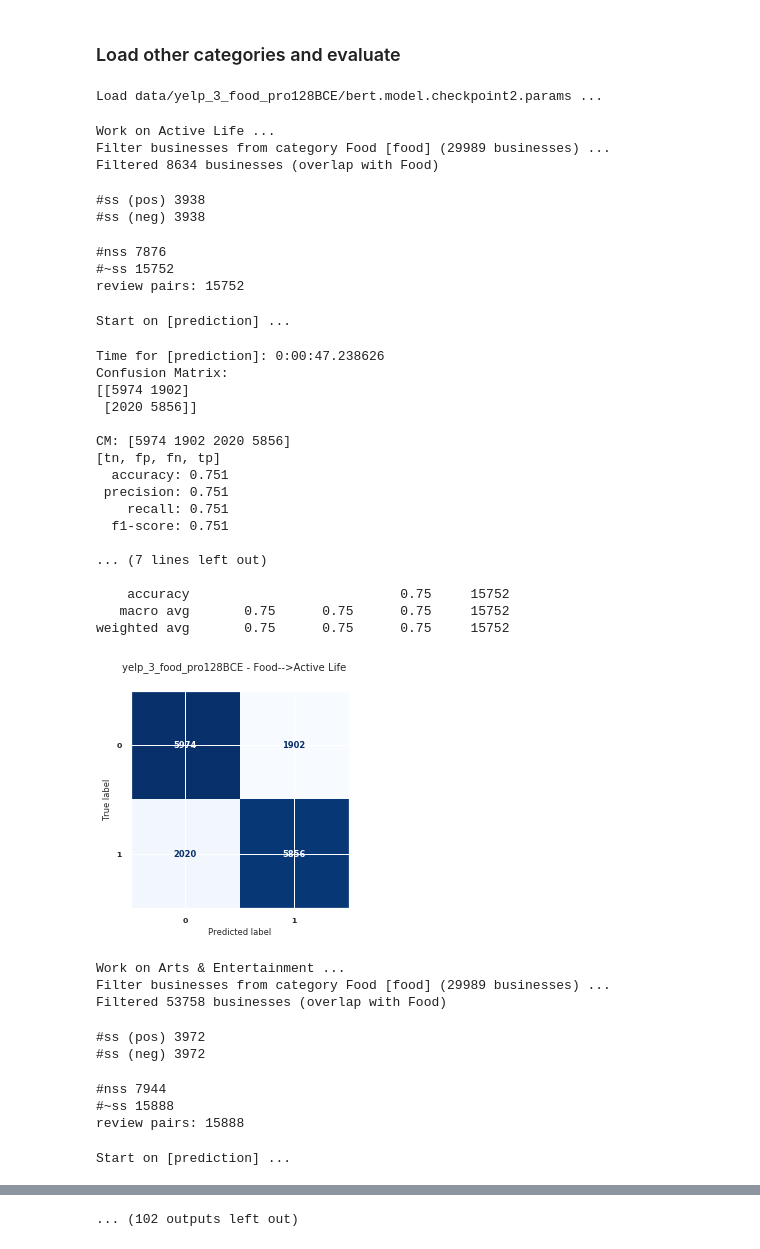
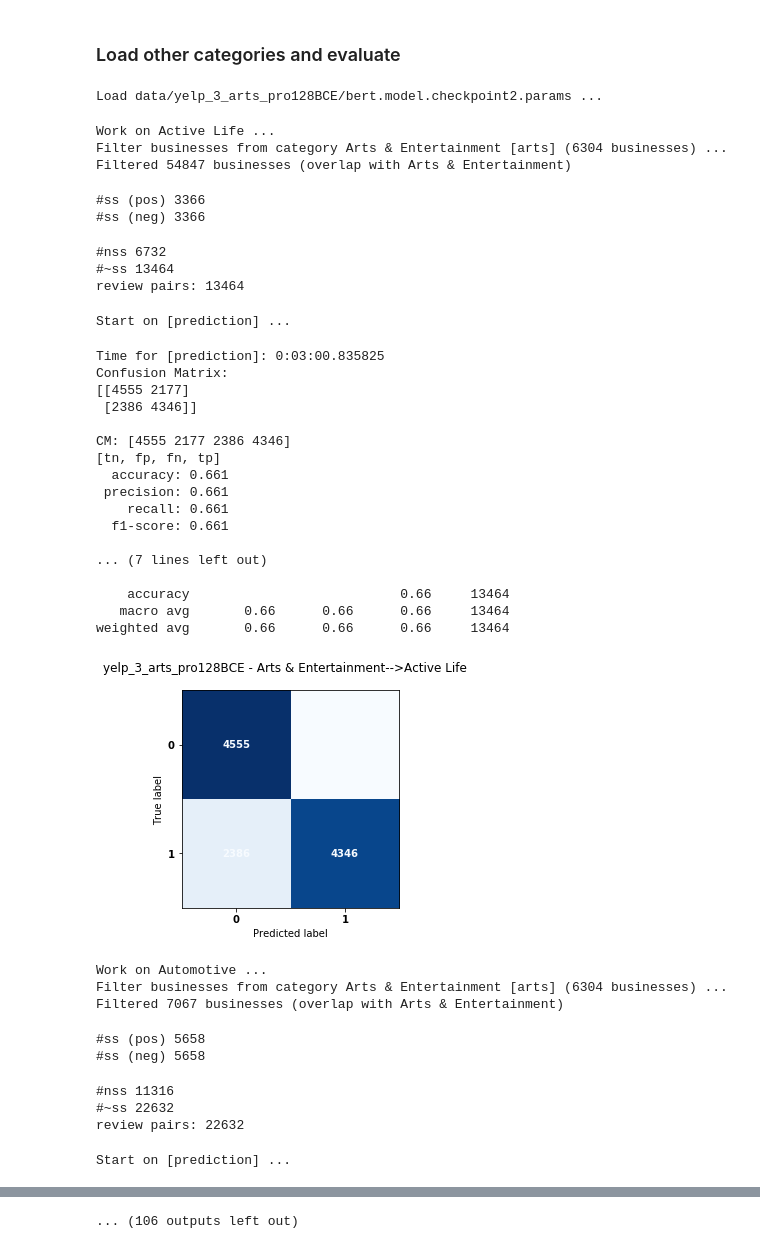
Before and after one commit to Querela/argmining19-same-side-classification, a Jupyter notebook: SentimentDatasets_Yelp_Analysis_Categories.ipynb, the cells around one changed output, grey strips where cells are left out. Drawn from its saved outputs; the diff is of its cells as text; code cells hidden in the pictures.

```diff
--- a/SentimentDatasets_Yelp_Analysis_Categories.ipynb
+++ b/SentimentDatasets_Yelp_Analysis_Categories.ipynb
@@ -53,6 +53,7 @@ init_random()
 # download + scp to cuda + extract
 # Path on CUDA2
 data_yelp_path = Path("/disk1/users/ekoerner/argmining19-same-side-classification/data/sentiment/yelp/")
+data_yelp_path = Path("/disk1/users/ekoerner/same-side-classification/argmining19-same-side-classification/data/sentiment/yelp/")
 # %% [markdown]
 ---
 # %% [markdown]
@@ -1290,10 +1330,10 @@ init_random()
 # %% [markdown]
 ---
 # %%
-run_name = "yelp_3_food_pro128BCE"
+run_name = "yelp_3_arts_pro128BCE"
 fn_run_path = Path(f"data/{run_name}")
 fn_traindev_df = fn_run_path / "traindev.p"
 
-category_name = "Food"
+category_name = "Arts & Entertainment"
 
-! mkdir data/yelp_3_food_pro128BCE
+! mkdir data/yelp_3_arts_pro128BCE
@@ -1353,6 +1398,6 @@ traindev_df["tag"] = "NA"
 X_train, X_dev, y_train, y_dev = get_train_test_sets(traindev_df, ratio=0.1)
 # %%
 with Timer("setup BERT model"):
-    model, vocabulary, ctx, tokenizer, transform, loss_function, metric, all_labels = setup_bert_pro128bce(gpu=1)
+    model, vocabulary, ctx, tokenizer, transform, loss_function, metric, all_labels = setup_bert_pro128bce(gpu=0)
 # %% [output]
 Start on [setup BERT model] ...
@@ -1414,7 +1567,7 @@ fn_model_state = fn_run_path / f"bert.model.checkpoint{num_epochs - 1}.params"
 print(f"Load {fn_model_state} ...")
 model.load_parameters(str(fn_model_state), ctx=ctx)
 # %% [output]
-Load data/yelp_3_food_pro128BCE/bert.model.checkpoint2.params ...
+Load data/yelp_3_arts_pro128BCE/bert.model.checkpoint2.params ...
 # %%
 # lst_root_categories
 root_categories = get_root_category_items(map_categories)
@@ -1429,59 +1582,61 @@ for root_category_label in root_category_labels:
 
     print(f"Work on {root_category_label} ...")
     # without overlap
     df_other = filter_root_category_businesses_not_other(root_category_label, category_name, inv_cat_bids, map_categories, map_cat_name2id)
 
     df_other = filter_min_review_freq(df_other, min_ratings=5)
     df_other = filter_both_good_bad(df_other)
     df_other = make_or_load_pairs(df_other, None, num_pairs_per_class=2)
     print("review pairs:", len(df_other))
 
     df_other["tag"] = "NA"
 
     X_dev, y_dev = df_other[names_columns_X_arteval], df_other[names_columns_y]
     data_dev_raw, data_dev = transform_dataset(X_dev, y_dev, transform)
 
     all_predictions, cum_loss = predict(model, data_dev, ctx, metric, loss_function, batch_size=batch_size)
     y_true, y_pred = predict_out_to_ys(all_predictions, all_labels)
     report_training_results(y_true, y_pred, name=f"BERTClassifier - {run_name} - {category_name}-->{root_category_label}", heatmap=False)
     plot_confusion_matrix(y_true, y_pred, labels=[0, 1], title=f"{run_name} - {category_name}-->{root_category_label}", values_format="d", cmap="Blues", include_colorbar=False)
     plt.show()
 
-    results_cross_no_overlap[root_category_label] = compute_metrics(y_true, y_pred, precision=8, averaging="macro", dump=False)
+    res_one = (len(df_other), len(df_other))
+    res_one += compute_metrics(y_true, y_pred, precision=8, averaging="macro", dump=False)
+    results_cross_no_overlap[root_category_label] = res_one
 # %% [output]
 Work on Active Life ...
-Filter businesses from category Food [food] (29989 businesses) ...
-Filtered 8634 businesses (overlap with Food)
+Filter businesses from category Arts & Entertainment [arts] (6304 businesses) ...
+Filtered 54847 businesses (overlap with Arts & Entertainment)
-#ss (pos) 3938
-#ss (neg) 3938
+#ss (pos) 3366
+#ss (neg) 3366
-#nss 7876
-#~ss 15752
-review pairs: 15752
+#nss 6732
+#~ss 13464
+review pairs: 13464
 Start on [prediction] ...
-Time for [prediction]: 0:00:47.238626
+Time for [prediction]: 0:03:00.835825
 Confusion Matrix:
-[[5974 1902]
- [2020 5856]]
+[[4555 2177]
+ [2386 4346]]
 
-CM: [5974 1902 2020 5856]
+CM: [4555 2177 2386 4346]
 [tn, fp, fn, tp]
-  accuracy: 0.751
- precision: 0.751
-    recall: 0.751
-  f1-score: 0.751
+  accuracy: 0.661
+ precision: 0.661
+    recall: 0.661
+  f1-score: 0.661
 
 ... (7 lines left out)
 
-    accuracy                           0.75     15752
-   macro avg       0.75      0.75      0.75     15752
-weighted avg       0.75      0.75      0.75     15752
+    accuracy                           0.66     13464
+   macro avg       0.66      0.66      0.66     13464
+weighted avg       0.66      0.66      0.66     13464
-[figure, old version]
+[figure, new version]
-Work on Arts & Entertainment ...
-Filter businesses from category Food [food] (29989 businesses) ...
-Filtered 53758 businesses (overlap with Food)
+Work on Automotive ...
+Filter businesses from category Arts & Entertainment [arts] (6304 businesses) ...
+Filtered 7067 businesses (overlap with Arts & Entertainment)
-#ss (pos) 3972
-#ss (neg) 3972
+#ss (pos) 5658
+#ss (neg) 5658
-#nss 7944
-#~ss 15888
-review pairs: 15888
+#nss 11316
+#~ss 22632
+review pairs: 22632
 Start on [prediction] ...
@@ -1506,4 +1661,4 @@ weighted avg       0.71      0.71      0.71     15888
-... (102 outputs left out)
+... (106 outputs left out)
 # %%
 results_cross_overlap = dict()
 
```
Also changed, not shown: parts of 25 cells of this notebook.
